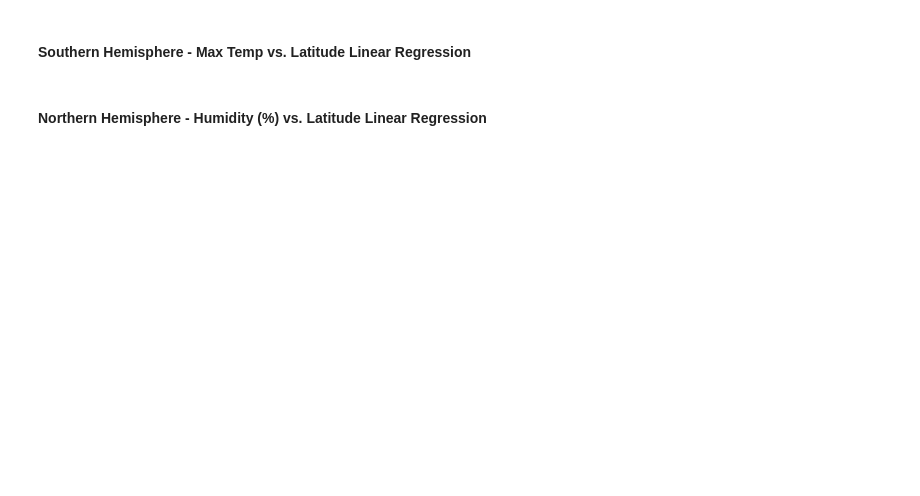
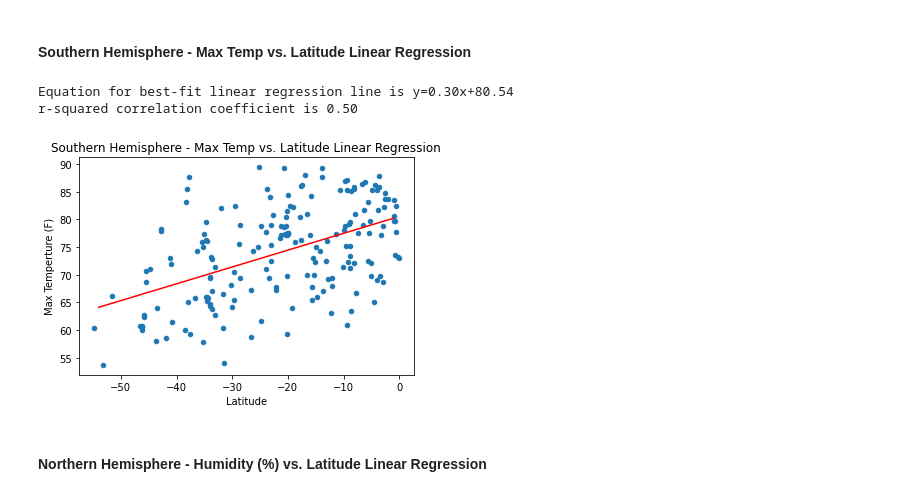
Before and after one commit to cc-christin/python-api-challenge, a Jupyter notebook: WeatherPy/WeatherPy.ipynb, the cells around one changed output. Saved outputs shown, nothing was run; the diff lists cells and outputs as text; code cells hidden in the pictures; blank space fills up the shorter version.

```diff
--- a/WeatherPy/WeatherPy.ipynb
+++ b/WeatherPy/WeatherPy.ipynb
@@ -285,3 +317,23 @@ plt.show()
 lat_vs_wind_speed.get_figure().savefig("../Images/Fig4.png")
 # %% [markdown]
 ## Linear Regression
+# %%
+# Linear Regression
+def makeLinRegression(city_info_df, x_Col, y_Col):
+    # preform linear regression
+    (regr_slope, regr_intercept, regr_r_val, _, _) = linregress(city_info_df[x_Col], city_info_df[y_Col])
+    # setup x and y axis data for linear regression
+    x = np.array([a for a in range(int(min(city_info_df[x_Col].values)), int(max(city_info_df[x_Col].values)+1))])
+    y = regr_slope * x + regr_intercept
+    # scatter plot
+    axis_df = city_info_df.plot(kind="scatter", x=x_Col, y=y_Col, title="{} vs {} ({})")
+    # best fit line
+    axis_df.plot(x, y, 'r')
+
+    # print statements
+    print("Equation for best-fit linear regression line is y={:.2f}x+{:.2f}".format(regr_slope, regr_intercept))
+
+    print("r-squared correlation coefficient is {:.2f}".format(regr_r_val))
+
+    # return statement
+    return axis_df
@@ -290,4 +389,14 @@ lat_vs_wind_speed.get_figure().savefig("../Images/Fig4.png")
 # %% [markdown]
 ####  Southern Hemisphere - Max Temp vs. Latitude Linear Regression
+# %%
+s_temp_axes = makeLinRegression(southern_hemisphere, "Lat", "Max Temp")
+plt.title("Southern Hemisphere - Max Temp vs. Latitude Linear Regression")
+plt.xlabel("Latitude")
+plt.ylabel("Max Temperture (F)")
+s_temp_axes.get_figure().savefig("../Images/Fig6_S.png")
+# %% [output]
+Equation for best-fit linear regression line is y=0.30x+80.54
+r-squared correlation coefficient is 0.50
+[figure, added]
 # %% [markdown]
 ####  Northern Hemisphere - Humidity (%) vs. Latitude Linear Regression
```
Also changed, not shown: parts of 19 cells of this notebook, 13 other files.
